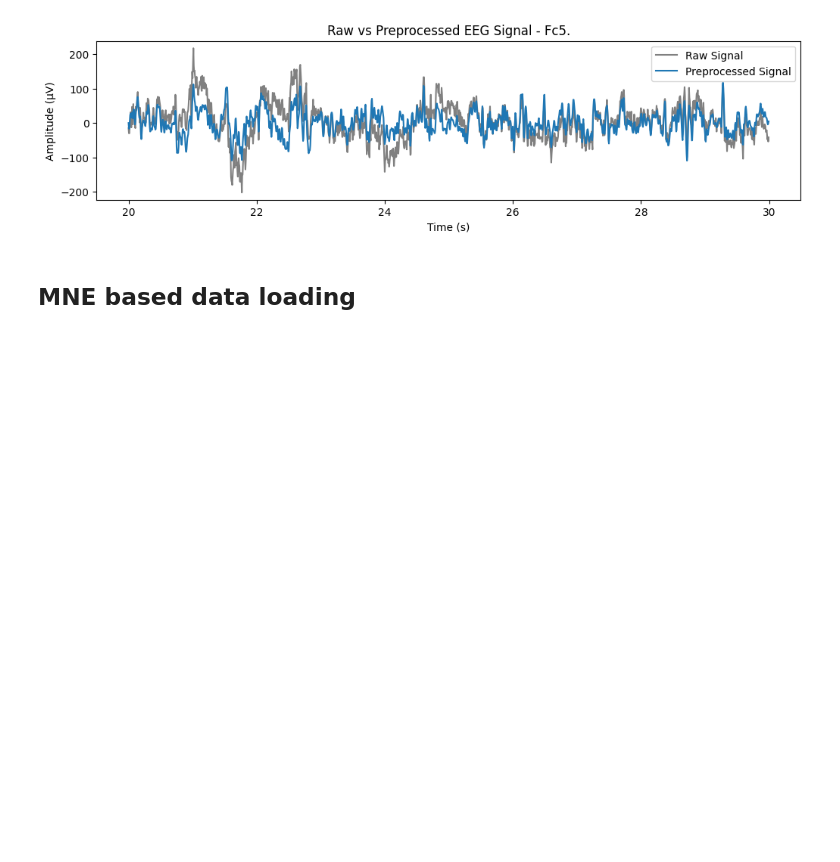
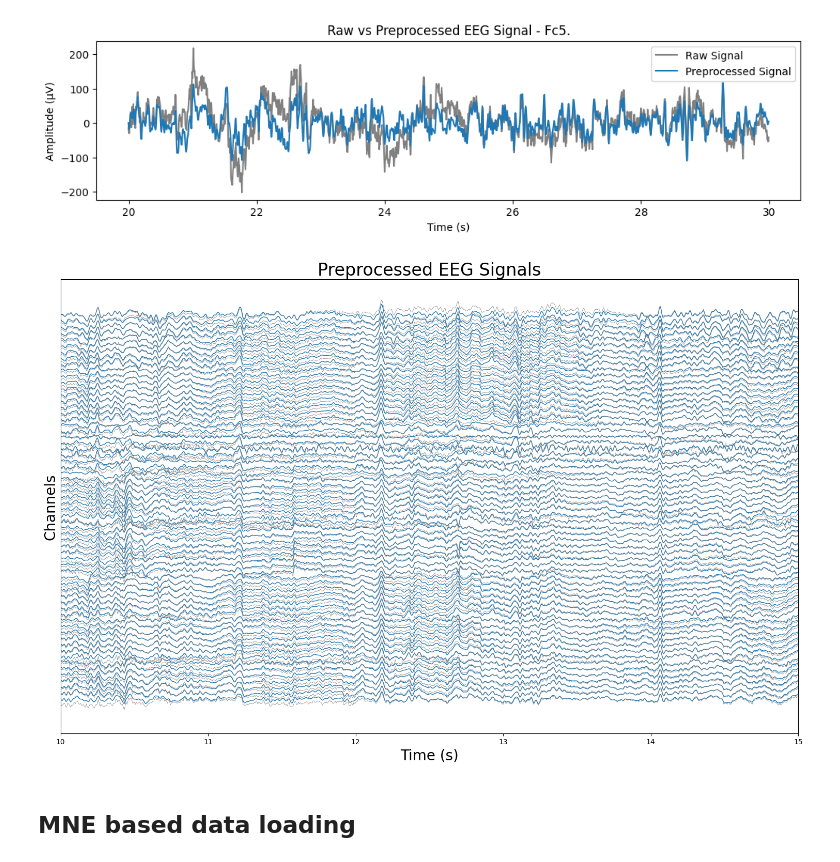
Before and after one commit to sumachinta/Motor-Imagery-EEG-Classifier, a Jupyter notebook: notebooks/01_explore_data.ipynb, the cells around one changed output. Saved outputs shown, nothing was run; the diff lists cells and outputs as text; code cells hidden in the pictures; blank space fills up the shorter version.

Commit message:
updated preprocessing

```diff
--- a/notebooks/01_explore_data.ipynb
+++ b/notebooks/01_explore_data.ipynb
@@ -144,3 +144,23 @@ plt.legend()
 # %% [output]
 <matplotlib.legend.Legend at 0x...>
 [figure]
+# %%
+from src.preprocessing import read_and_preprocess_all
+time, X_filt, fs, labels = read_and_preprocess_all(reader=EDFreader,start_sec=0,stop_sec=None,line_freq=60,n_harmonics=3,bp_lo=1,bp_hi=40)
+# %%
+# Plot example raw and preprocessed signals from all channels
+plt.figure(figsize=(15, 10))
+for i, channel_label in enumerate(edf_metadata["channelLabels"]):
+    plt.plot(time, X_filt[i] + 100 * i,label=channel_label, color = "tab:blue", linewidth=1)
+    _, signal, _, _ = read_channel(EDFreader, channel_label)
+    plt.plot(time, signal + 100 * i, color = 'grey', linewidth=0.5)  # Raw signal in grey for comparison
+plt.title(f"Preprocessed EEG Signals", fontsize=24)
+plt.xlabel("Time (s)", fontsize=20)
+plt.ylabel("Channels", fontsize=20)
+plt.yticks([])
+plt.xlim([10,15])
+plt.tight_layout()
+plt.savefig(f"{parentPath}/results/preprocessedEEGsignals.png")
+plt.show()
+# %% [output]
+[figure, added]
```
Also changed, not shown: parts of 2 cells of this notebook, 4 other files.
